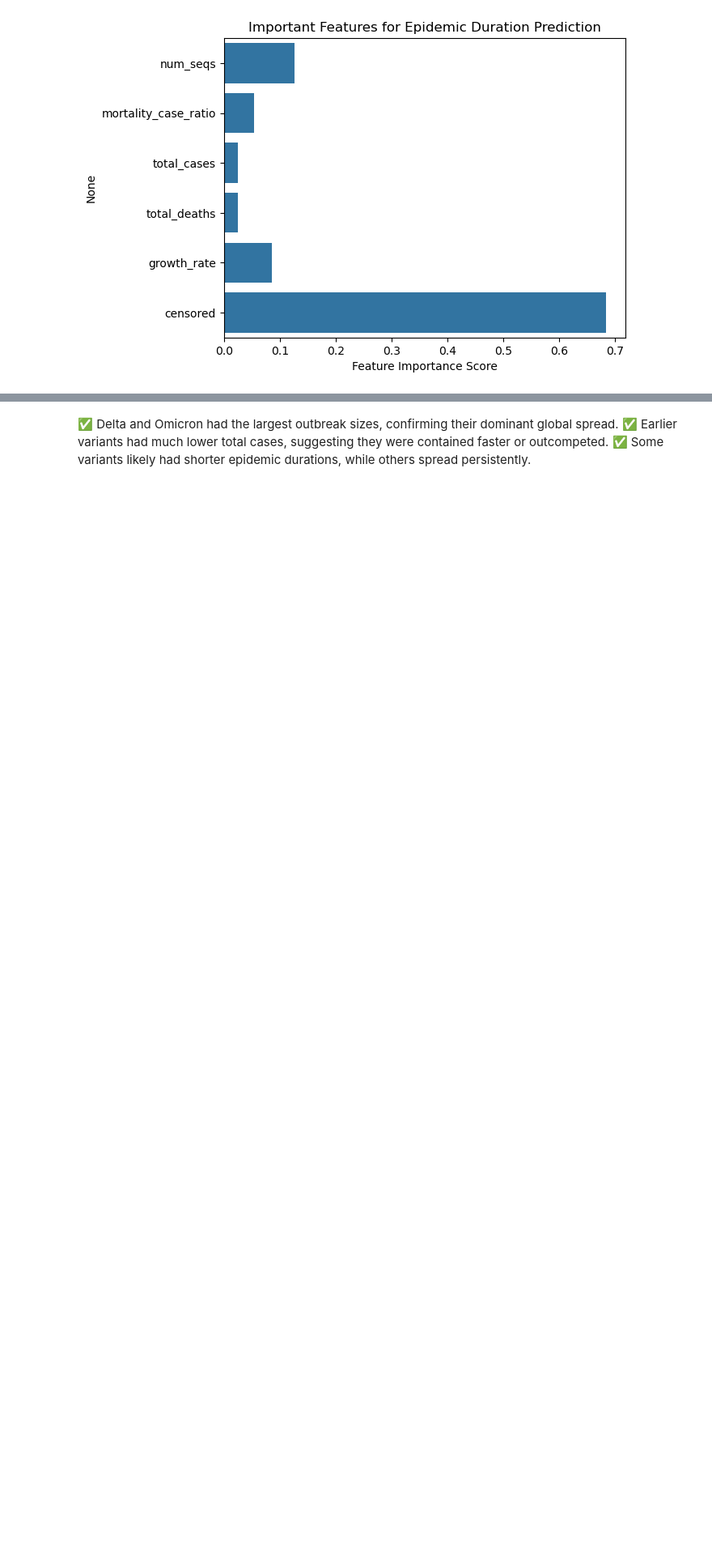
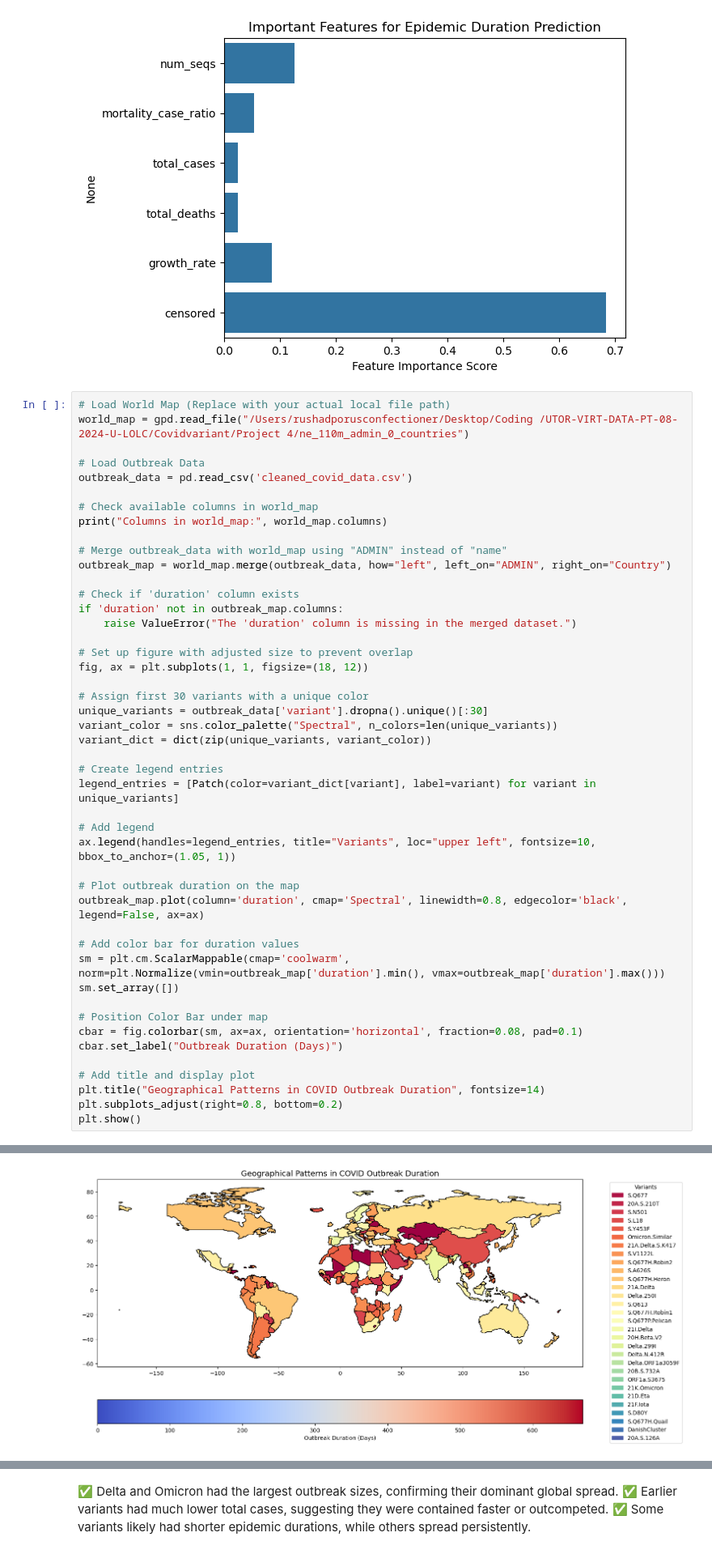
Before and after one commit to andy85g/Covidvariant, a Jupyter notebook: Project 4/Covid.ipynb, the cells around one changed output, grey strips where cells are left out. Shown at 81% size. Cells and saved outputs as stored; diff of their text form; blank space fills up the shorter version.

Commit message:
Your commit message

```diff
--- a/Project 4/Covid.ipynb
+++ b/Project 4/Covid.ipynb
@@ -160,3 +164,50 @@ plt.title("Important Features for Epidemic Duration Prediction")
 plt.show()
 # %% [output]
 [figure]
+# %%
+# Load World Map (Replace with your actual local file path)
+world_map = gpd.read_file("/Users/rushadporusconfectioner/Desktop/Coding /UTOR-VIRT-DATA-PT-08-2024-U-LOLC/Covidvariant/Project 4/ne_110m_admin_0_countries")
+
+# Load Outbreak Data
+outbreak_data = pd.read_csv('cleaned_covid_data.csv')
+
+# Check available columns in world_map
+print("Columns in world_map:", world_map.columns)
+
+# Merge outbreak_data with world_map using "ADMIN" instead of "name"
+outbreak_map = world_map.merge(outbreak_data, how="left", left_on="ADMIN", right_on="Country")
+
+# Check if 'duration' column exists
+if 'duration' not in outbreak_map.columns:
+    raise ValueError("The 'duration' column is missing in the merged dataset.")
+
+# Set up figure with adjusted size to prevent overlap
+fig, ax = plt.subplots(1, 1, figsize=(18, 12))
+
+# Assign first 30 variants with a unique color
+unique_variants = outbreak_data['variant'].dropna().unique()[:30]
+variant_color = sns.color_palette("Spectral", n_colors=len(unique_variants))
+variant_dict = dict(zip(unique_variants, variant_color))
+
+# Create legend entries
+legend_entries = [Patch(color=variant_dict[variant], label=variant) for variant in unique_variants]
+
+# Add legend
+ax.legend(handles=legend_entries, title="Variants", loc="upper left", fontsize=10, bbox_to_anchor=(1.05, 1))
+
+# Plot outbreak duration on the map
+outbreak_map.plot(column='duration', cmap='Spectral', linewidth=0.8, edgecolor='black', legend=False, ax=ax)
+
+# Add color bar for duration values
+sm = plt.cm.ScalarMappable(cmap='coolwarm', norm=plt.Normalize(vmin=outbreak_map['duration'].min(), vmax=outbreak_map['duration'].max()))
+sm.set_array([])
+
+# Position Color Bar under map
+cbar = fig.colorbar(sm, ax=ax, orientation='horizontal', fraction=0.08, pad=0.1)
+cbar.set_label("Outbreak Duration (Days)")
+
+# Add title and display plot
+plt.title("Geographical Patterns in COVID Outbreak Duration", fontsize=14)
+plt.subplots_adjust(right=0.8, bottom=0.2)
+plt.show()
+# %% [output]
@@ -162,0 +220 @@ plt.show()
+[figure, added]
```
Also changed, not shown: parts of 12 cells of this notebook, 5 other files.
